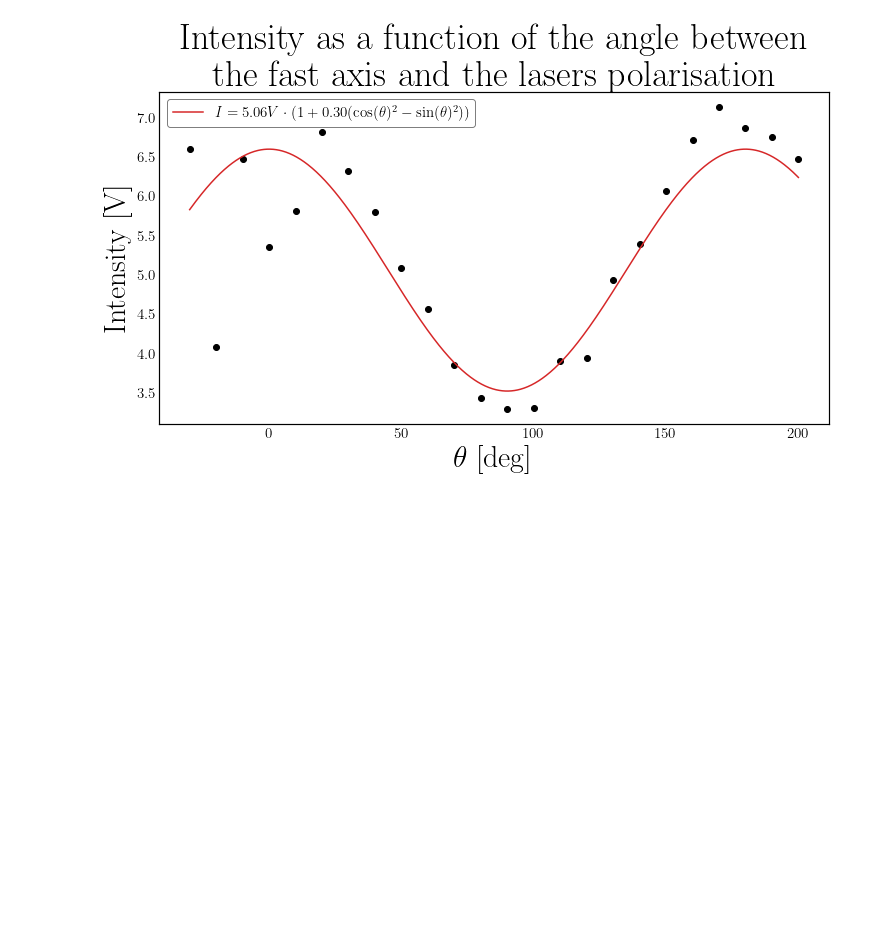
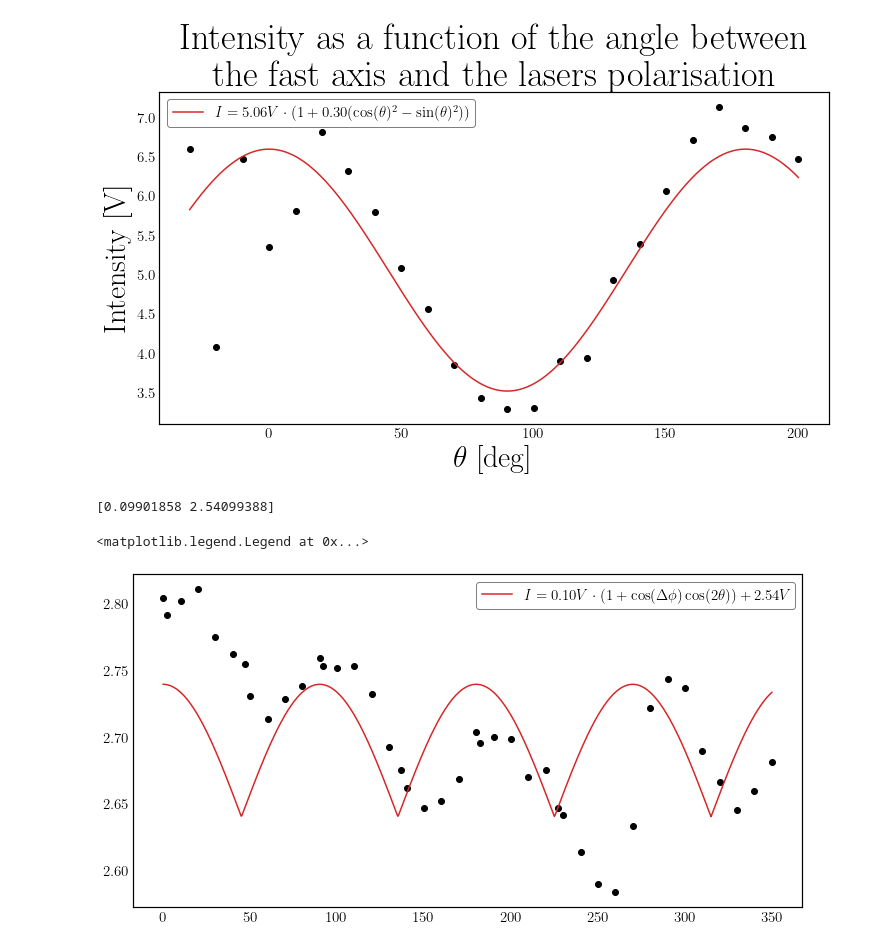
Before and after one commit to Emiliuhre/Labgruppe-Eksperimentiel-Fysik-2, a Jupyter notebook: Exercise 3/Databehandling/Waveplate.ipynb, the cells around one changed output. Saved outputs shown, nothing was run; the diff lists cells and outputs as text; code cells hidden in the pictures; blank space fills up the shorter version.

Commit message:
cooked data behandling

```diff
--- a/Exercise 3/Databehandling/Waveplate.ipynb
+++ b/Exercise 3/Databehandling/Waveplate.ipynb
@@ -47,3 +49,40 @@ ax.legend()
 # %% [output]
 <matplotlib.legend.Legend at 0x...>
 [figure]
+# %%
+files = glob.glob("../Data/Day 3/Waveplate*")
+theta = []
+intensity = []
+for file in files:
+    data = pd.read_table(file)
+    peaks, _ = find_peaks(data["Channel A"][1:])
+    peak_values = np.array(data["Channel A"][peaks + 1]).astype(float)
+    intensity.append(peak_values.mean())
+    theta.append(int(file[23:-4]))
+
+theta = np.array(theta)
+intensity = np.array(intensity)
+# %%
+def fit_func(theta, I0, b):
+    c = np.cos(np.radians(2*theta))
+    return np.where(c >= 0, I0 * (1 + c), I0 * (1 - c)) + b
+
+p0 = [intensity.max() / 2, 0]
+
+lower = [0, -np.inf]
+upper = [np.inf, np.inf]
+
+params, err = curve_fit(fit_func, theta + 130 - 52, intensity, p0 = p0, bounds = (lower, upper), ftol=1e-12, xtol=1e-12, gtol=1e-12, maxfev = 10000)
+
+print(params)
+# %% [output]
+[0.09901858 2.54099388]
+# %%
+fig,ax = plt.subplots()
+ax.plot(theta,intensity,"o", color = "black")
+thetas = np.linspace(theta.min(), theta.max(), 1000)
+ax.plot(thetas, fit_func(thetas, *params), color = "C3", label = f"$I = {params[0]:.2f} V \\cdot (1 + \\cos(\\Delta\\phi)\\cos(2\\theta)) + {params[1]:.2f}V$")
+ax.legend()
+# %% [output]
+<matplotlib.legend.Legend at 0x...>
+[figure, added]
```
Also changed, not shown: parts of 1 cell of this notebook.
